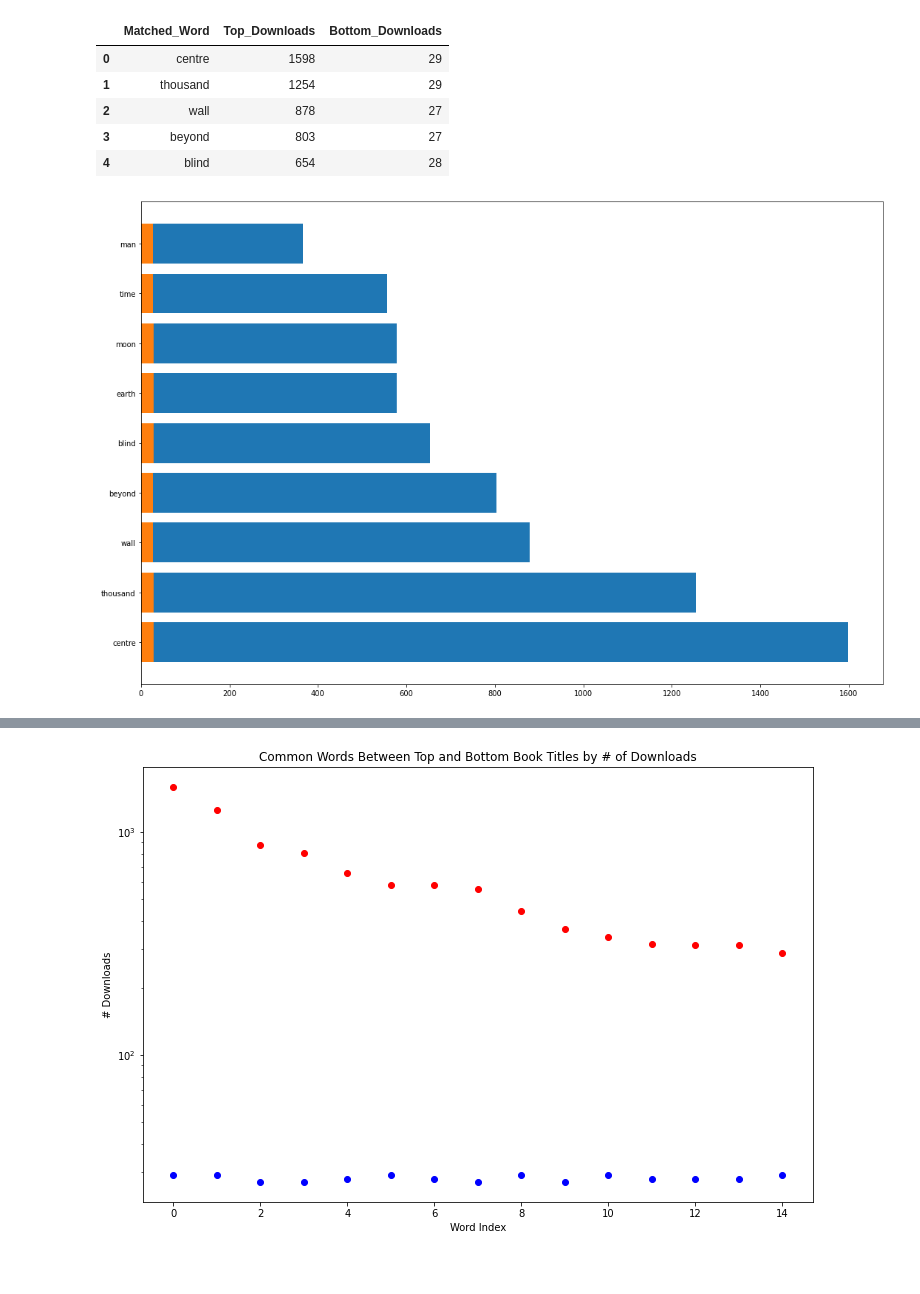
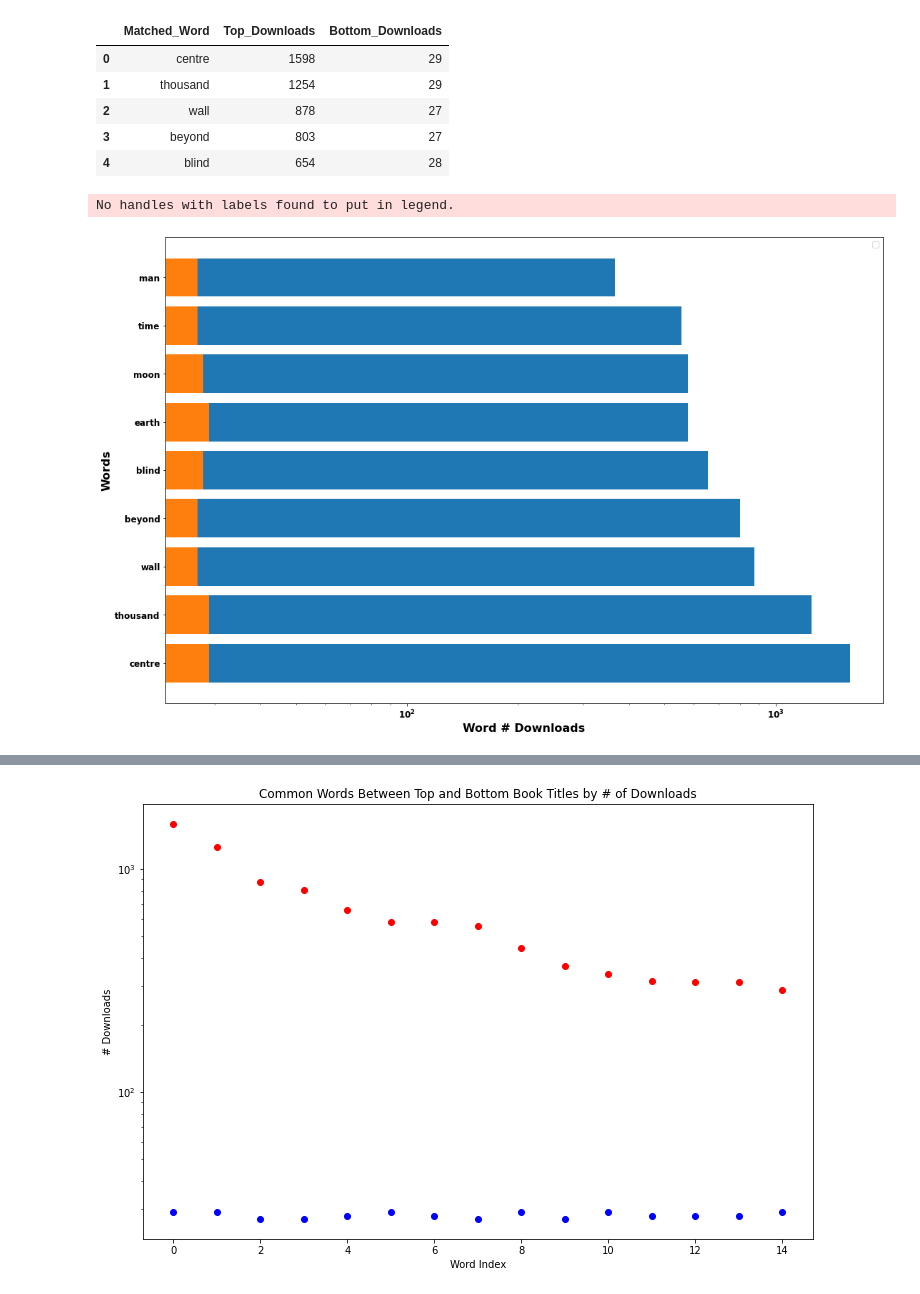
Before and after one commit to clay-jones/datamining_project, a Jupyter notebook: Title_Based_Download_Prediction.ipynb, the cells around one changed output, grey strips where cells are left out. Drawn from its saved outputs; the diff is of its cells as text; code cells hidden in the pictures; blank space fills up the shorter version.

Commit message:
Minor graphing updates

```diff
--- a/Title_Based_Download_Prediction.ipynb
+++ b/Title_Based_Download_Prediction.ipynb
@@ -50,6 +50,8 @@ else:
 '''
 # %% [output]
 '\ntry:\n    _create_unverified_https_context = ssl._create_unverified_context\nexcept AttributeError:\n    pass\nelse:\n    ssl._create_default_https_context = _create_unverified_https_context\n\n#nl ...
+# %%
+graph_label_font_size = 16
 # %%
 adventure_text_files = glob.glob('books/Adventure/*.txt')
 adventure_csv_files = glob.glob('books/Adventure/*.csv')
@@ -599,9 +605,14 @@ common_words.head()
 # %%
 top_common_words_size = 10
 top_common_words = common_words.head(top_common_words_size)
 plt.figure(figsize=(18,12))
 plt.barh(top_common_words.Matched_Word, top_common_words.Top_Downloads)
 plt.barh(top_common_words.Matched_Word, top_common_words.Bottom_Downloads)
+plt.xlabel('Word # Downloads', fontsize=graph_label_font_size, fontweight="bold")
+plt.ylabel('Words', fontsize=graph_label_font_size, fontweight="bold")
+plt.xscale('log')
+plt.legend()
 plt.show()
 # %% [output]
+No handles with labels found to put in legend.
-[figure, old version]
+[figure, new version]
```
Also changed, not shown: parts of 8 cells of this notebook.
